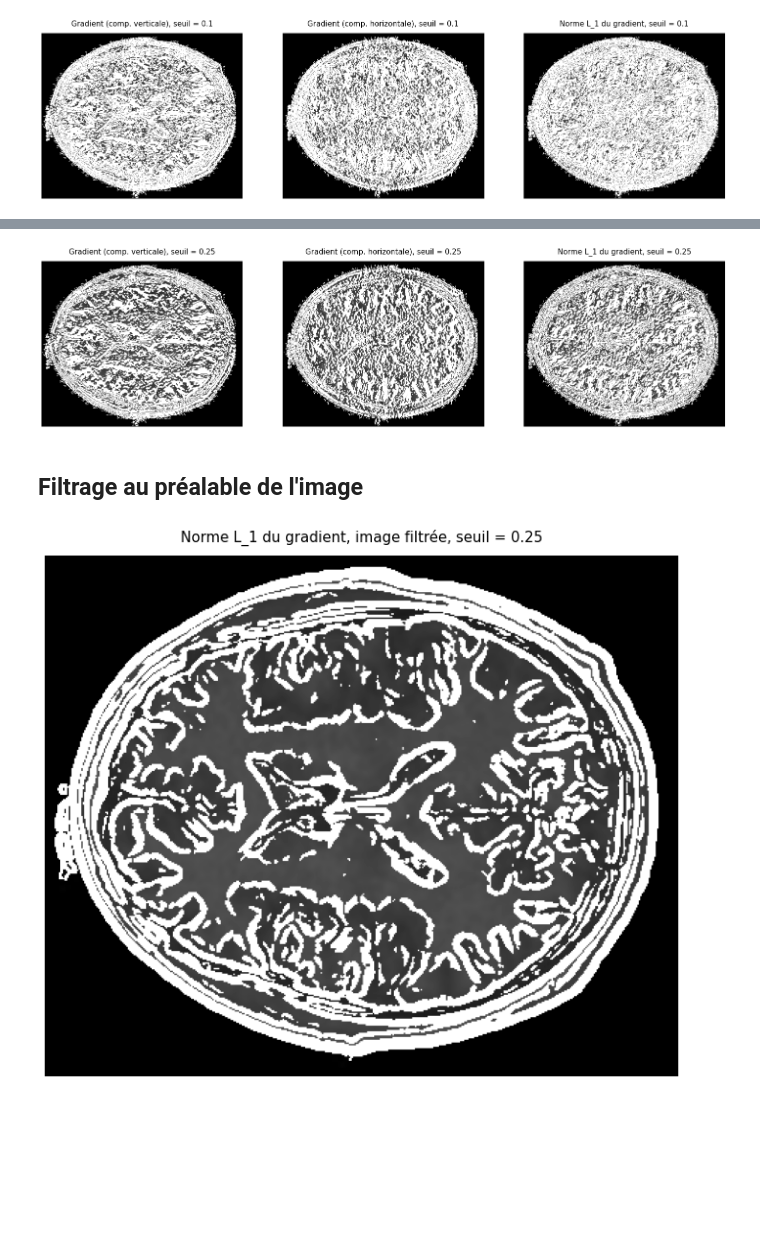
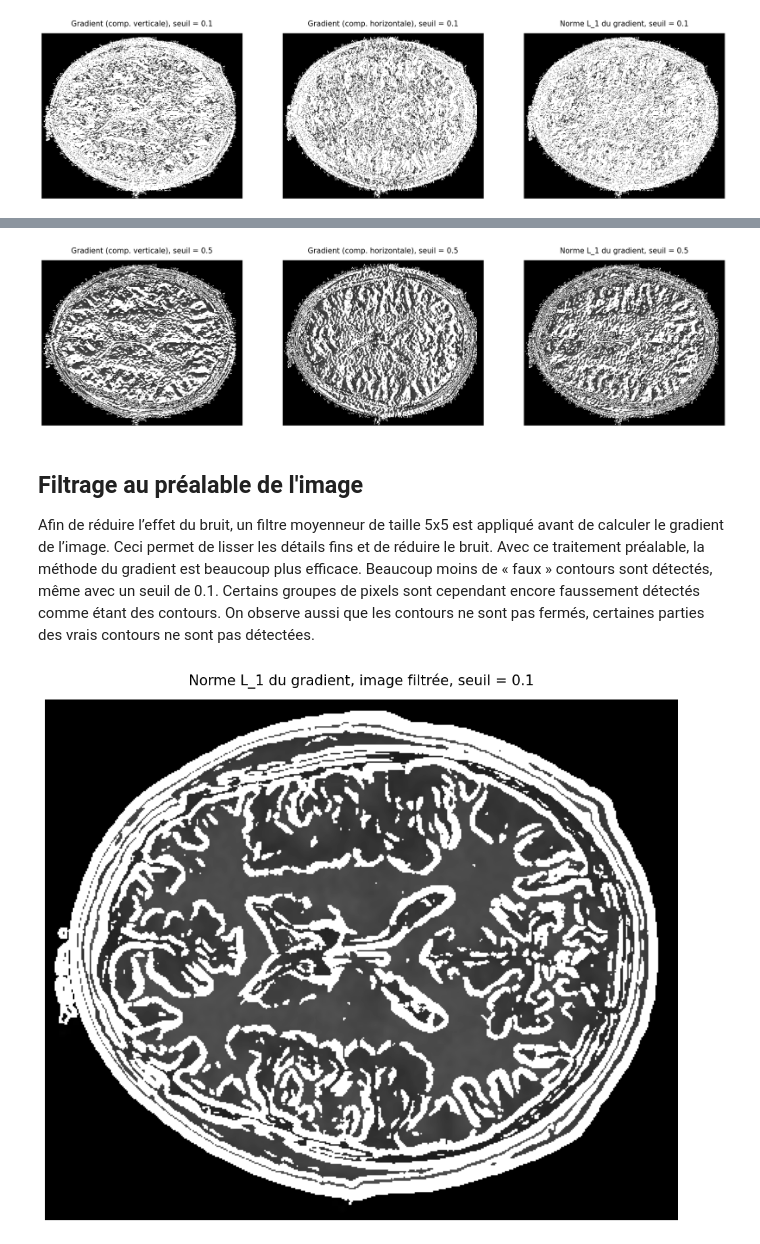
Before and after one commit to evaalonsoortiz/ELE8812-demos, a Jupyter notebook: Demos/Lesson 7/Leçon_7_Demo_grad.ipynb, the cells around one changed output, grey strips where cells are left out. Cells and saved outputs as stored; diff of their text form; code cells hidden in the pictures; blank space fills up the shorter version.

Commit message:
remise 5
- demo_canny
- demo_grad
- demo_lap
- demo_hough

```diff
--- a/Demos/Lesson 7/Leçon_7_Demo_grad.ipynb
+++ b/Demos/Lesson 7/Leçon_7_Demo_grad.ipynb
@@ -71,36 +86,36 @@ plt.imshow(img, cmap='gray'); plt.title('Norme L_1 du gradient, seuil = 0.1'); p
 # %%
-seuil2 = 0.25
+seuil2 = 0.5
 # %%
-# Calcul gradient vertical et horizontal
+# Calcul gradient vertical, horizontal et magnitude
 grad_y = sobel(A, axis=0)
 grad_x = sobel(A, axis=1)
 
-
 Mgradv = np.max(np.abs(grad_x))
 Mgradh = np.max(np.abs(grad_y))
-Mgrad = np.max(np.abs(grad_x)+np.abs(grad_y))
+Mgrad = np.max(np.abs(grad_x) + np.abs(grad_y))
 
 BWh = np.abs(grad_y) > (Mgradh * seuil2)
 BWv = np.abs(grad_x) > (Mgradv * seuil2)
-BW = (np.abs(grad_x)+np.abs(grad_y)) > (Mgrad * seuil2)
+BW = (np.abs(grad_x) + np.abs(grad_y)) > (Mgrad * seuil2)
 
 fac = 3
-
 imgh = np.minimum(np.double(A)/(256*fac-1) + BWh, 1)
 plt.subplot(131)
-plt.imshow(imgh, cmap='gray'); plt.title('Gradient (comp. verticale), seuil = 0.25'); plt.axis('off');
+plt.imshow(imgh, cmap='gray'); plt.title('Gradient (comp. verticale), seuil = {0}'.format(seuil2)); plt.axis('off');
 
 imgv = np.minimum(np.double(A)/(256*fac-1) + BWv, 1)
 plt.subplot(132)
-plt.imshow(imgv, cmap='gray'); plt.title('Gradient (comp. horizontale), seuil = 0.25'); plt.axis('off');
+plt.imshow(imgv, cmap='gray'); plt.title('Gradient (comp. horizontale), seuil = {0}'.format(seuil2)); plt.axis('off');
 
 img =   np.minimum(np.double(A)/(256*fac-1) + BW, 1)
 plt.subplot(133)
-plt.imshow(img, cmap='gray'); plt.title('Norme L_1 du gradient, seuil = 0.25'); plt.axis('off'); plt.show();
+plt.imshow(img, cmap='gray'); plt.title('Norme L_1 du gradient, seuil = {0}'.format(seuil2)); plt.axis('off'); plt.show();
 # %% [output]
-[figure, old version]
+[figure, new version]
-# %% [markdown]
-## Filtrage au préalable de l'image
+# %% [markdown]
+## Filtrage au préalable de l'image
+
+Afin de réduire l’effet du bruit, un filtre moyenneur de taille 5x5 est appliqué avant de calculer le gradient de l’image. Ceci permet de lisser les détails fins et de réduire le bruit. Avec ce traitement préalable, la méthode du gradient est beaucoup plus efficace. Beaucoup moins de « faux » contours sont détectés, même avec un seuil de 0.1. Certains groupes de pixels sont cependant encore faussement détectés comme étant des contours. On observe aussi que les contours ne sont pas fermés, certaines parties des vrais contours ne sont pas détectées.
 # %%
 # Convolution avec un filtre moyenneur
 h = np.ones((5, 5)) /25
@@ -110,9 +125,9 @@ grad_y = sobel(filtered, axis=0)
 grad_x = sobel(filtered, axis=1)
 
 Mgrad = np.max(np.abs(grad_x)+np.abs(grad_y))
-BW = (np.abs(grad_x)+np.abs(grad_y)) > (Mgrad * seuil2)
+BW = (np.abs(grad_x)+np.abs(grad_y)) > (Mgrad * seuil1)
 
-img =   np.minimum(np.double(filtered)/(256*fac-1) + BW, 1)
-plt.imshow(img, cmap='gray'); plt.title('Norme L_1 du gradient, image filtrée, seuil = 0.25'); plt.axis('off'); plt.show();
+img = np.minimum(np.double(filtered)/(256*fac-1) + BW, 1)
+plt.imshow(img, cmap='gray'); plt.title('Norme L_1 du gradient, image filtrée, seuil = {0}'.format(seuil1)); plt.axis('off'); plt.show();
 # %% [output]
-[figure, old version]
+[figure, new version]
```
Also changed, not shown: parts of 11 cells of this notebook, 3 other files.
